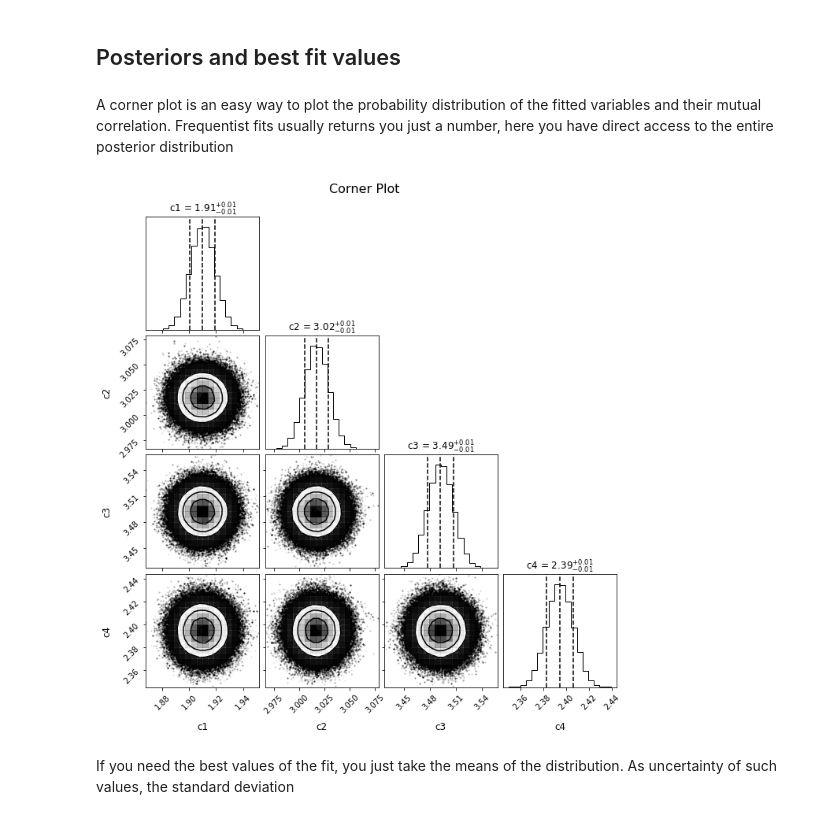
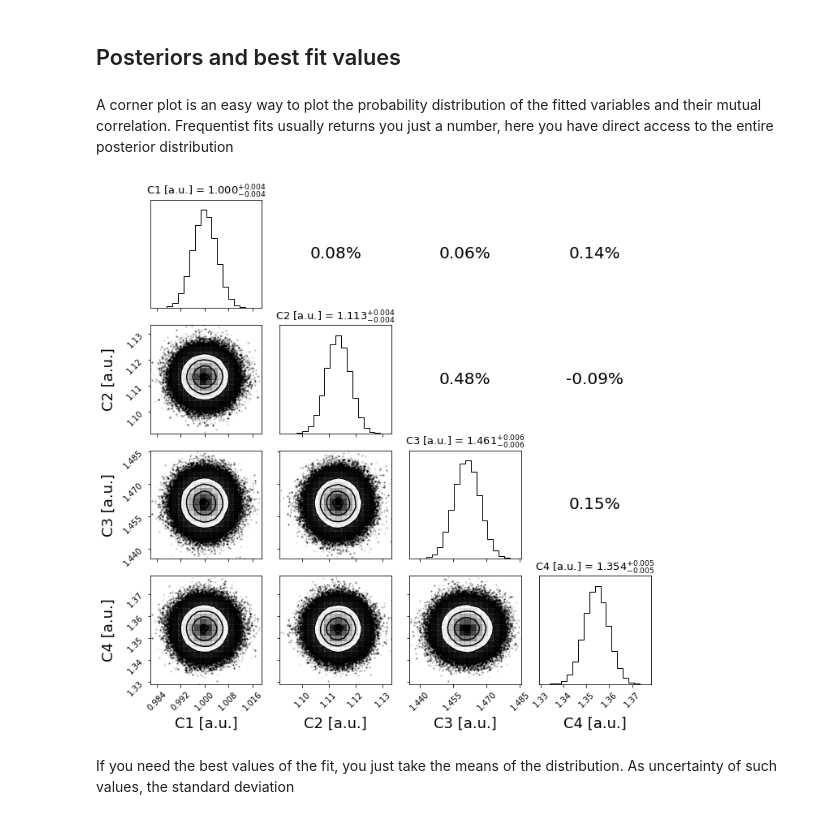
Before and after one commit to fraborra/Cygno_PMTs_fit, a Jupyter notebook: How_read_BAT_output.ipynb, the cells around one changed output. Saved outputs shown, nothing was run; the diff lists cells and outputs as text; code cells hidden in the pictures.

```diff
--- a/How_read_BAT_output.ipynb
+++ b/How_read_BAT_output.ipynb
@@ -21,7 +21,7 @@ It's main output are MCMC chains and here there are some lines of code to a star
 # %% [markdown]
 # association
 # %%
-output_filename = './output_association/association_golden_input.txt_0_mcmc.root'
+output_filename = './output_association/association_2_mcmc.root'
 mcmc = uproot.open(output_filename)
 variables = ['L','x','y']
 default = ['Chain','Iteration','Phase']
@@ -98,8 +144,9 @@ y: (4.03e+00 +- 1.27e+00)
 # %% [markdown]
 # PMTcalibration
 # %%
-output_filename = './output_PMTcalibration/PMTcalibration_cal_test_v3.txt_mcmc.root'
+output_filename = './output_PMTcalibration/PMTcalibration_cal_test_v5.txt_mcmc.root'
 mcmc = uproot.open(output_filename)
 variables = ['c1','c2','c3','c4']
 default = ['Chain','Iteration','Phase']
 df = mcmc[mcmc.keys()[1]].arrays(default + variables,library='pd')
+df
@@ -145,0 +201,7 @@ for ch in df['Chain'].unique():
+# %%
+norm = 2.833
+# %%
+df['c1'] = df['c1']/norm
+df['c2'] = df['c2']/norm
+df['c3'] = df['c3']/norm
+df['c4'] = df['c4']/norm
@@ -146,5 +224,7 @@ for ch in df['Chain'].unique():
 # %% [markdown]
 ## Posteriors and best fit values
+# %% [markdown]
+A corner plot is an easy way to plot the probability distribution of the fitted variables and their mutual correlation. Frequentist fits usually returns you just a number, here you have direct access to the entire posterior distribution
 # %%
 for v in range(len(variables)):
     if (v==0):
@@ -153,20 +233,62 @@ for v in range(len(variables)):
         samples = np.vstack([samples,df[set_run(df)][variables[v]]])
 
 samples = np.array(np.transpose(np.vstack(samples)))
-# %% [markdown]
-A corner plot is an easy way to plot the probability distribution of the fitted variables and their mutual correlation. Frequentist fits usually returns you just a number, here you have direct access to the entire posterior distribution
 # %%
+labels = ['C1 [a.u.]', 'C2 [a.u.]', 'C3 [a.u.]', 'C4 [a.u.]']
+
 figure = corner.corner(samples,
-                       labels=variables,
-                       show_titles=True,quantiles=[0.16, 0.5, 0.84],
-                       title_kwargs={"fontsize": 12},label_kwargs={"fontsize": 12})
+                       labels=labels,
+#                        show_titles=True,quantiles=[0.16, 0.5, 0.84],
+#                        title_kwargs={"fontsize": 12},
+                       label_kwargs={"fontsize": 18})
+
+# figure = corner.corner(samples,
+#                        labels=labels,
+#                        show_titles=True,quantiles=[0.16, 0.5, 0.84],
+#                        title_kwargs={"fontsize": 12},label_kwargs={"fontsize": 18})
+
+
+quantiles = [16, 50, 84]
+axes = np.array(figure.axes).reshape(len(variables), len(variables))
+
+for i, label in enumerate(labels):
+    vals = np.percentile(samples[:, i], quantiles)
+    q_16, q_50, q_84 = vals
+    median = q_50
+
+    err_minus = q_50 - q_16
+    err_plus = q_84 - q_50
+
+    title = f"{label} = ${median:.3f}^{{+{err_plus:.3f}}}_{{-{err_minus:.3f}}}$"
+
+    # Imposta il titolo
+    ax = axes[i, i]
+    ax.set_title(title, fontsize=13)
+
+
+
+
+corr = np.corrcoef(np.transpose(samples))
+
+ndim = len(variables)
+axes = np.array(figure.axes).reshape((ndim, ndim))
+for i in range(ndim-1):
+    for j in range(ndim):
+        if (j>i):
+            ax = axes[i, j]
+            ax.text(0.5, 0.5,
+                    "{0:.2f}%".format(corr[i, j]*100),
+                    verticalalignment='center', horizontalalignment='center', fontsize = 20)
+
+plt.tight_layout(pad=1.01, w_pad=0.1, h_pad=0.1)
+
 plt.rcParams['xtick.labelsize'] = 10
 plt.rcParams['ytick.labelsize'] = 10
-plt.suptitle("Corner Plot", fontsize=16, y=1.02)
-# plt.savefig('./corner_plot.pdf',format='pdf')
+
+plt.savefig('./april25/calibration_corner_plot.pdf',format='pdf', dpi=400)
 plt.show()
 # %% [output]
-[figure, old version]
+[figure, new version]
 # %% [markdown]
 If you need the best values of the fit, you just take the means of the distribution. As uncertainty of such values, the standard deviation
 # %%
```
Also changed, not shown: parts of 15 cells of this notebook, 5 other files.
